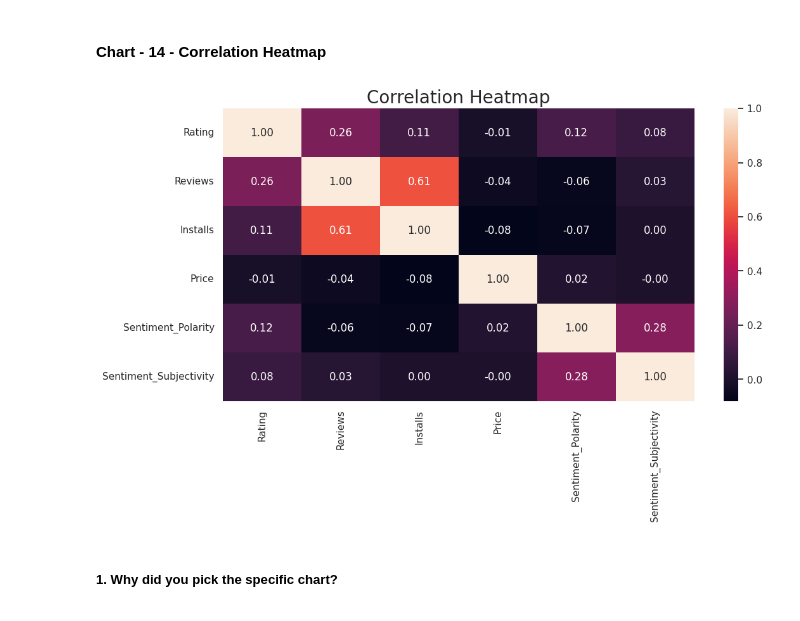
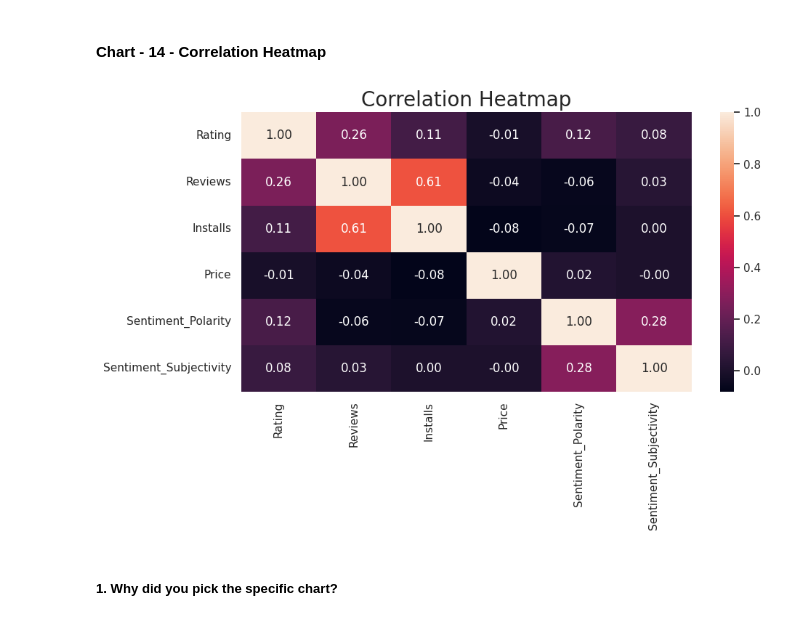
Before and after one commit to rohitpaul09/Play-Store-App-Review-Analysis, a Jupyter notebook: Play_Store_App_Review_Analysis.ipynb, the cells around one changed output. Saved outputs shown, nothing was run; the diff lists cells and outputs as text; code cells hidden in the pictures.

```diff
--- a/Play_Store_App_Review_Analysis.ipynb
+++ b/Play_Store_App_Review_Analysis.ipynb
@@ -1438,19 +1425,19 @@ Are there any insights that lead to negative growth? Justify with specific reaso
 # %%
 # Chart - 14 - Correlation Heatmap visualization code
 # Relationships among Rating, Reviews, Installs, Price, Sentiment_Polarity, and Sentiment_Subjectivity
 # Selecting numerical columns from the merged dataframe
 numerical_columns = merged_df[['Rating', 'Reviews', 'Size', 'Installs', 'Price', 'Sentiment_Polarity', 'Sentiment_Subjectivity']]
 
 # Create a correlation matrix
 correlation_matrix = numerical_columns.corr()
 
 # Create a heatmap
-plt.figure(figsize=(12, 6))
+plt.figure(figsize=(10, 5))
 sns.heatmap(correlation_matrix, annot=True, cmap='rocket', fmt=".2f")
 plt.title('Correlation Heatmap',size=20)
 plt.show()
 # %% [output]
-[figure, old version]
+[figure, new version]
 # %% [markdown]
 ##### 1. Why did you pick the specific chart?
 # %% [markdown]
```
Also changed, not shown: parts of 26 cells of this notebook.
